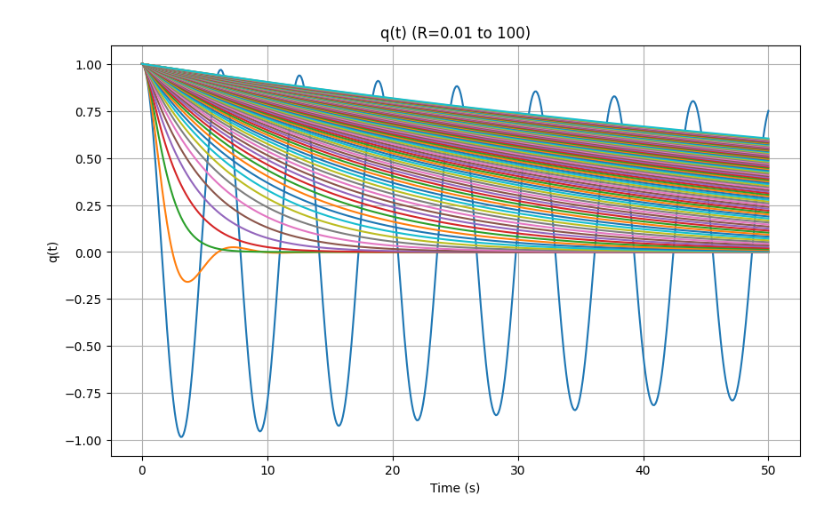
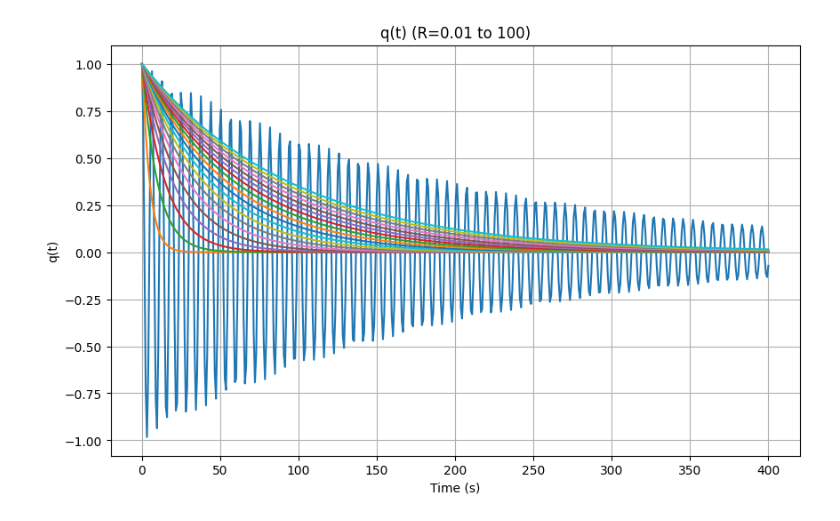
Before and after one commit to daehyeok48/physicsproj, a Jupyter notebook: simulation2.ipynb, the cells around one changed output. Cells and saved outputs as stored; diff of their text form; code cells hidden in the pictures.

```diff
--- a/simulation2.ipynb
+++ b/simulation2.ipynb
@@ -8,35 +8,35 @@ from scipy.integrate import odeint
 L = 1.0  # 인덕턴스 (H)
 C = 1.0  # 커패시턴스 (F)
 #R_values = [0.01,0.1,1.0,10.0,100.0]  # 저항 (Ω) 예시 값 설정
-R_values = np.arange(0.01, 100.01, 1)
+R_values = np.arange(0.01, 100.01, 5)
 
 # 미분 방정식 정의
 def model(y, t, L, R, C):
     q, dqdt = y
     dydt = [dqdt, -(R / L) * dqdt - (1 / (L * C)) * q]
     return dydt
 
 # 초기 조건 설정 (예: 초기 전하와 초기 속도)
 y0 = [1.0, 0.0]  # 초기 전하량 q(0) = 1.0, 초기 속도 dq/dt(0) = 0.0
 
 # 시간 범위 설정
-t = np.linspace(0, 50, 500)  # 0초부터 50초까지 500개의 시간 점
+t = np.linspace(0, 400, 500)  # 0초부터 50초까지 500개의 시간 점
 
 # 결과 시각화
 plt.figure(figsize=(10, 6))
 
 for R in R_values:
 
     # 미분 방정식 풀이
     solution = odeint(model, y0, t, args=(L, R, C))
 
     plt.plot(t, solution[:, 0], label=f'R={R}')
 
 plt.title(f'q(t) (R=0.01 to 100)')
 plt.xlabel('Time (s)')
 plt.ylabel('q(t)')
 plt.grid(True)
 #plt.legend(loc="lower right")
 plt.show()
 # %% [output]
-[figure, old version]
+[figure, new version]
```
Also changed, not shown: parts of 1 cell of this notebook, 1 other file.
